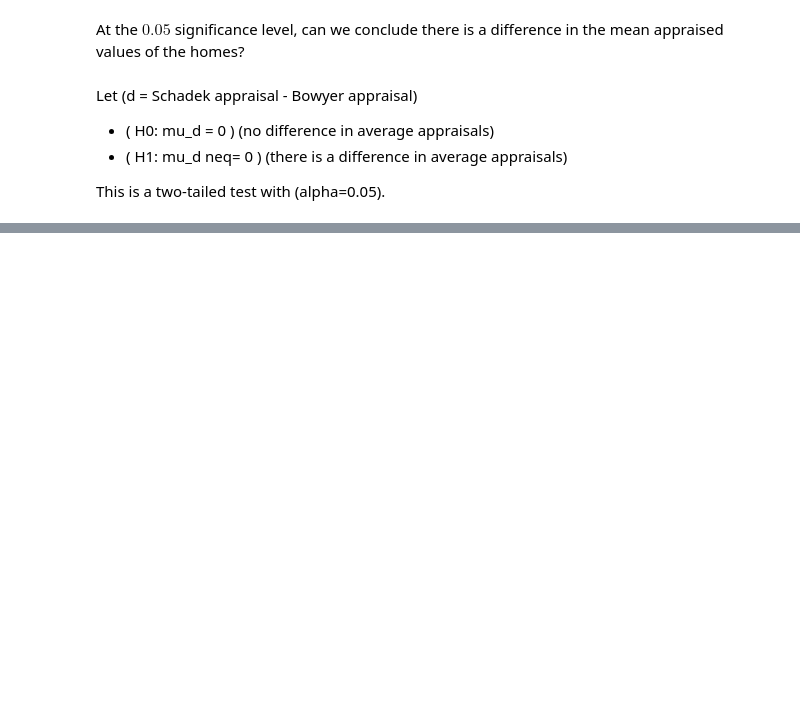
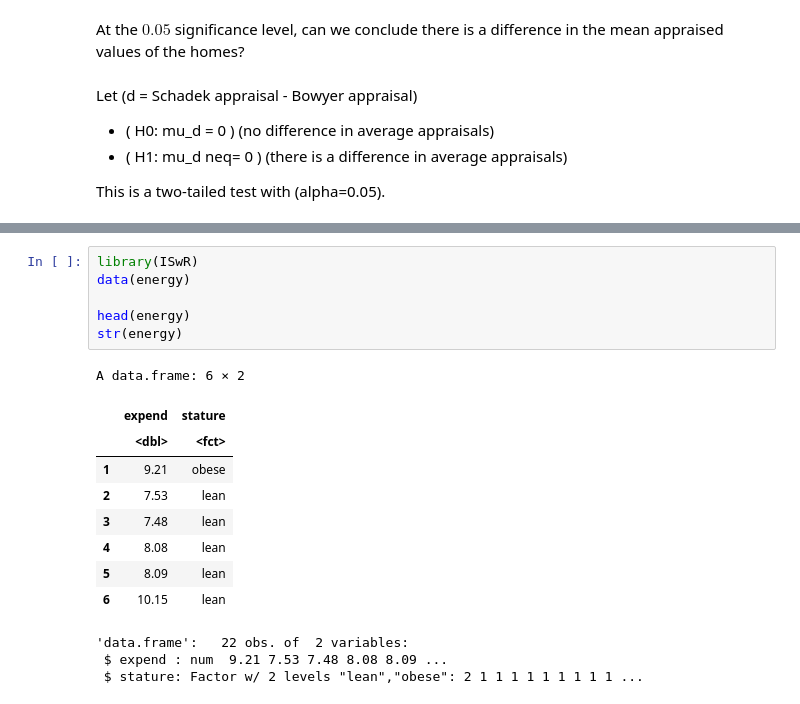
Before and after one commit to k-git-uconn/5603_R_StatsInBA, a Jupyter notebook: 9 Lecture - Hypothesis testing II/OPIM5603_Lecture9_InClassDemo_beforeClass.ipynb, the cells around one changed output, grey strips where cells are left out. Cells and saved outputs as stored; diff of their text form; blank space fills up the shorter version.

```diff
--- a/9 Lecture - Hypothesis testing II/OPIM5603_Lecture9_InClassDemo_beforeClass.ipynb
+++ b/9 Lecture - Hypothesis testing II/OPIM5603_Lecture9_InClassDemo_beforeClass.ipynb
@@ -378,0 +461,19 @@ The same numerical data produce very different results because the statistical m
+# %%
+library(ISwR)
+data(energy)
+
+head(energy)
+str(energy)
+# %% [output]
+A data.frame: 6 × 2
+|  | expend | stature |
+|  | <dbl> | <fct> |
+| 1 | 9.21 | obese |
+| 2 | 7.53 | lean |
+| 3 | 7.48 | lean |
+| 4 | 8.08 | lean |
+| 5 | 8.09 | lean |
+| 6 | 10.15 | lean |
+'data.frame':   22 obs. of  2 variables:
+ $ expend : num  9.21 7.53 7.48 8.08 8.09 ...
+ $ stature: Factor w/ 2 levels "lean","obese": 2 1 1 1 1 1 1 1 1 1 ...
```
Also changed, not shown: parts of 35 cells of this notebook, 3 other files.
